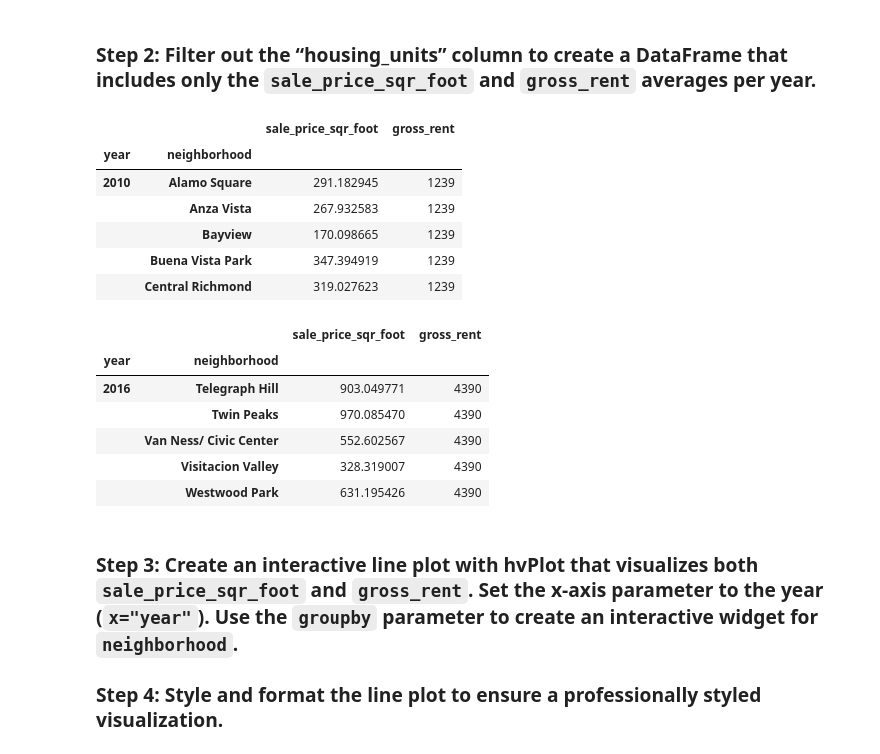
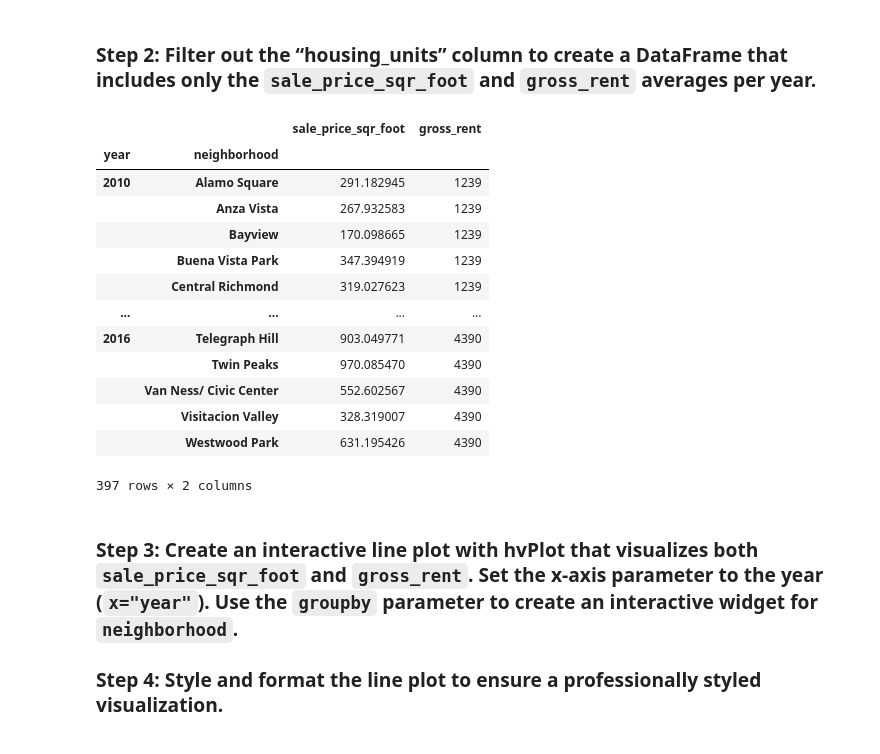
Before and after one commit to medina4595/housing_rental_market_san_fran, a Jupyter notebook: Starter_Code/san_francisco_housing.ipynb, the cells around one changed output. Cells and saved outputs as stored; diff of their text form; code cells hidden in the pictures.

```diff
--- a/Starter_Code/san_francisco_housing.ipynb
+++ b/Starter_Code/san_francisco_housing.ipynb
@@ -354,10 +359,15 @@ For this part of the assignment, use interactive visualizations and widgets to e
 ### Step 1: Create a new DataFrame that groups the original DataFrame by year and neighborhood. Aggregate the results by the `mean` of the groups.
 # %%
 # Group by year and neighborhood and then create a new dataframe of the mean values
-prices_by_year_by_neighborhood = # YOUR CODE E
+prices_by_year_by_neighborhood = (
+    sfo_data_df[['year', 'neighborhood', 'sale_price_sqr_foot', 'housing_units', 'gross_rent']]
+    .groupby(['year','neighborhood'])
+    .mean()
+    .sort_values(['year', 'neighborhood'])
+)
 
 # Review the DataFrame
-# YOUR CODE HERE
+prices_by_year_by_neighborhood.head()
 # %% [output]
 |  |  | sale_price_sqr_foot | housing_units | gross_rent |
 | year | neighborhood |  |  |  |
@@ -366,36 +376,29 @@ prices_by_year_by_neighborhood = # YOUR CODE E
 |  | Bayview | 170.098665 | 372560 | 1239 |
 |  | Buena Vista Park | 347.394919 | 372560 | 1239 |
 |  | Central Richmond | 319.027623 | 372560 | 1239 |
-# %%
-# Group by year and neighborhood and then create a new dataframe of the mean values
-prices_by_year_by_neighborhood = hou
-
-# Review the DataFrame
-# YOUR CODE HERE
 # %% [markdown]
 ### Step 2: Filter out the “housing_units” column to create a DataFrame that includes only the `sale_price_sqr_foot` and `gross_rent` averages per year.
 # %%
 # Filter out the housing_units
-prices_by_year_by_neighborhood = # YOUR CODE HERE
+prices_by_year_by_neighborhood = prices_by_year_by_neighborhood.drop(columns=['housing_units'])
 
 # Review the first and last five rows of the DataFrame
-# YOUR CODE HERE
-# YOUR CODE HERE
+prices_by_year_by_neighborhood
 # %% [output]
 |  |  | sale_price_sqr_foot | gross_rent |
 | year | neighborhood |  |  |
 | 2010 | Alamo Square | 291.182945 | 1239 |
 |  | Anza Vista | 267.932583 | 1239 |
 |  | Bayview | 170.098665 | 1239 |
 |  | Buena Vista Park | 347.394919 | 1239 |
 |  | Central Richmond | 319.027623 | 1239 |
+| ... | ... | ... | ... |
+| 2016 | Telegraph Hill | 903.049771 | 4390 |
+|  | Twin Peaks | 970.085470 | 4390 |
+|  | Van Ness/ Civic Center | 552.602567 | 4390 |
+|  | Visitacion Valley | 328.319007 | 4390 |
+|  | Westwood Park | 631.195426 | 4390 |
-|  |  | sale_price_sqr_foot | gross_rent |
-| year | neighborhood |  |  |
-| 2016 | Telegraph Hill | 903.049771 | 4390 |
-|  | Twin Peaks | 970.085470 | 4390 |
-|  | Van Ness/ Civic Center | 552.602567 | 4390 |
-|  | Visitacion Valley | 328.319007 | 4390 |
-|  | Westwood Park | 631.195426 | 4390 |
+397 rows × 2 columns
 # %% [markdown]
 ### Step 3: Create an interactive line plot with hvPlot that visualizes both `sale_price_sqr_foot` and `gross_rent`. Set the x-axis parameter to the year (`x="year"`). Use the `groupby` parameter to create an interactive widget for `neighborhood`.
 
```
Also changed, not shown: parts of 11 cells of this notebook.
